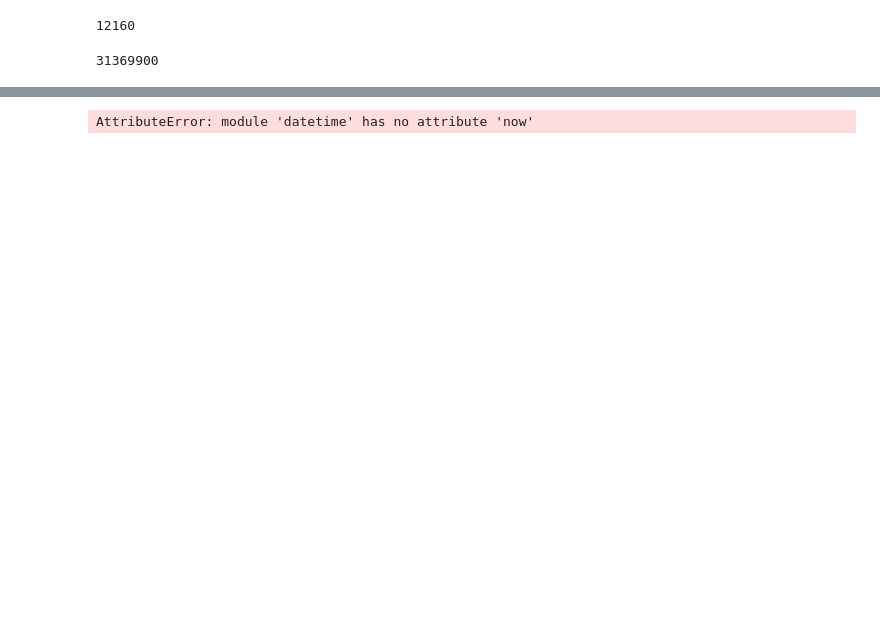
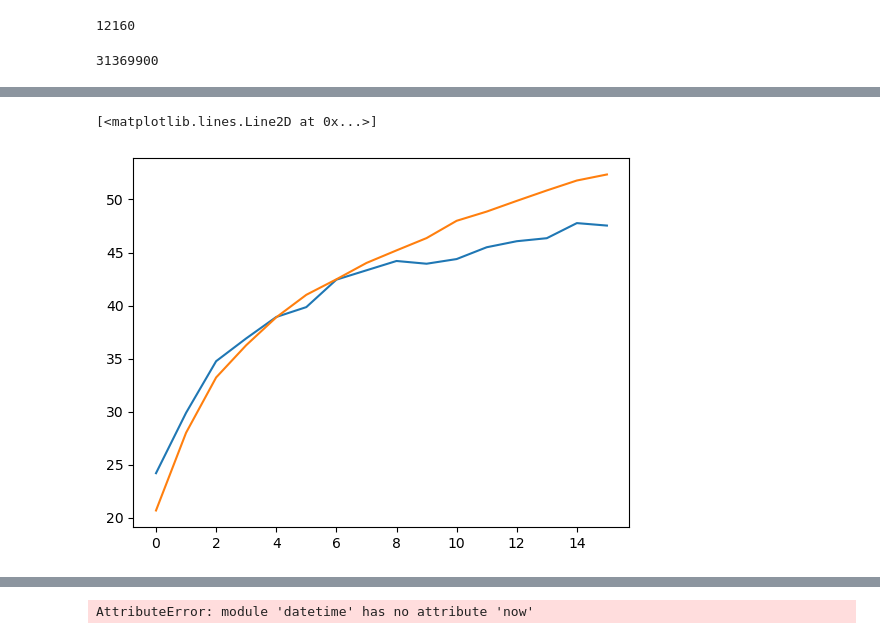
Before and after one commit to TsachMa/452_final_project, a Jupyter notebook: first_model.ipynb, the cells around one changed output, grey strips where cells are left out. Saved outputs shown, nothing was run; the diff lists cells and outputs as text; code cells hidden in the pictures; blank space fills up the shorter version.

Commit message:
full model implementation (finally)

```diff
--- a/first_model.ipynb
+++ b/first_model.ipynb
@@ -44,9 +47,10 @@ valid_loader = DataLoader(dataObject.torch_datasets['val'], batch_size=256, shuf
 # Create the model instance and move it to the selected device
 output_dim = 230  # Output dimension
 ConvModel = XRD_C_SymNet(in_channels=1, output_dim=output_dim, composition_model= None).to(device)
-token_size = 50 #dimension of the tokens
+token_size = 10 #dimension of the tokens
 TransModel = TransformerModel(ntoken = output_dim, d_model = token_size, nhead = 10, d_hid=50, nlayers=1, dropout = 0.5).to(device)
-model = ConvModel
+model = TransModel
+
 # Define optimizer and loss function
 weight_decay = 0  # Example value, adjust based on your needs
 optimizer = optim.Adam(model.parameters(), lr=0.0002, weight_decay=weight_decay)
@@ -85,14 +106,11 @@ for epoch in range(max_epochs):
     correct_train = 0
     total_train = 0
 
-    for xrd, composition, targets in train_loader:
-        xrd = F.normalize(xrd, p=2, dim=1)
+    for xrd, composition, targets in tqdm(train_loader):
+        xrd = simulator.sim(xrd)
+        #xrd = F.normalize(xrd, p=2, dim=1)
         optimizer.zero_grad()
-        #xrd = simulator.sim(xrd)
-        if model == TransModel:
-            outputs = model(xrd) #add composition support later
-        else:
-            outputs = model(xrd, composition)
+        outputs = model(xrd, composition)
         loss = criterion(outputs, targets)
         loss.backward()
         optimizer.step()
@@ -111,13 +129,10 @@ for epoch in range(max_epochs):
     total_valid = 0
 
     with torch.no_grad():  # No gradients needed for validation
-        for xrd, composition, targets in valid_loader:
-            xrd = F.normalize(xrd, p=2, dim=1)
-            #xrd = simulator.sim(xrd)
-            if model == TransModel:
-                outputs = model(xrd) #add composition support later
-            else:
-                outputs = model(xrd, composition)
+        for xrd, composition, targets in tqdm(valid_loader):
+            xrd = simulator.sim(xrd)
+            #xrd = F.normalize(xrd, p=2, dim=1)
+            outputs = model(xrd, composition)
             loss = criterion(outputs, targets)
             total_valid_loss += loss.item()
 
@@ -147,0 +169,6 @@ KeyboardInterrupt:
+# %%
+plt.plot(log['val']['accuracy'][:16])
+plt.plot(log['train']['accuracy'][:16])
+# %% [output]
+[<matplotlib.lines.Line2D at 0x...>]
+[figure, added]
```
Also changed, not shown: parts of 13 cells of this notebook, 9 other files.
